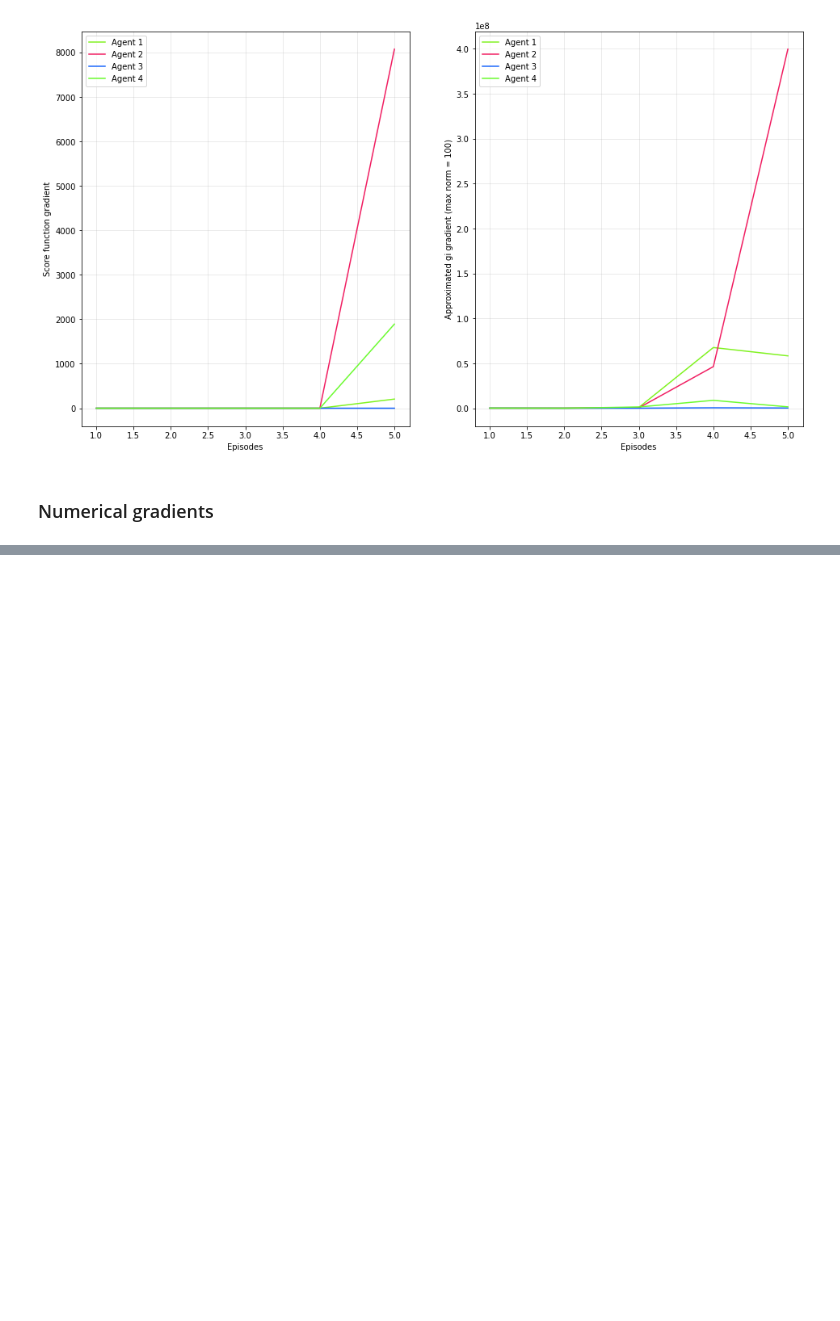
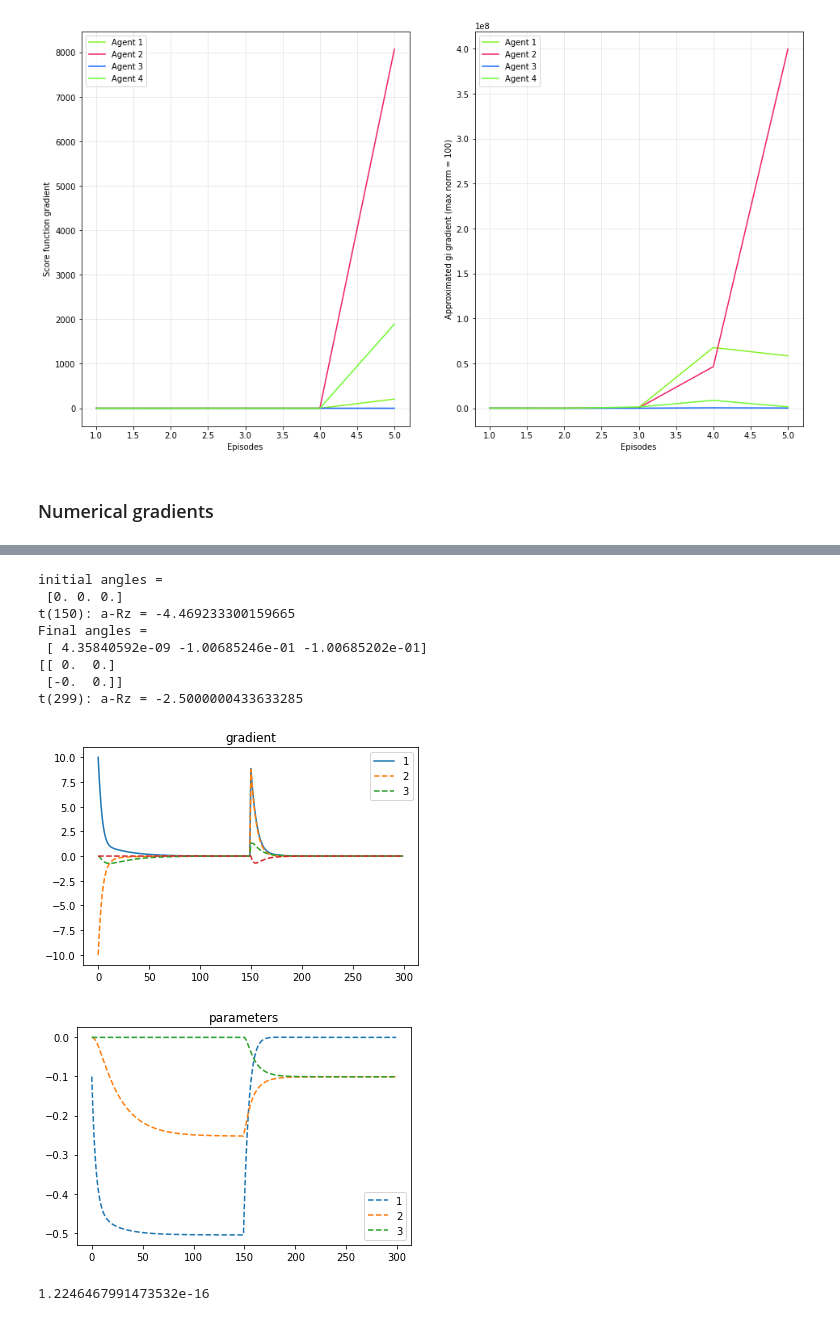
Before and after one commit to AndreuMatoses/scalable-collision-avoidance-RL, a Jupyter notebook: tests.ipynb, the cells around one changed output, grey strips where cells are left out. Drawn from its saved outputs; the diff is of its cells as text; code cells hidden in the pictures; blank space fills up the shorter version.

Commit message:
new angle based policy

```diff
--- a/tests.ipynb
+++ b/tests.ipynb
@@ -444,0 +454,70 @@ The slowest run took 1359.36 times longer than the fastest. This could mean that
+# %%
+z_dim = 6
+dim = 2
+z = np.array([[2,0,0,1,0,-1]]).T
+a = np.array([[2,0.0]]).T
+Ni=[1,2]
+idx = np.arange(1,int(z_dim/dim+1))<=len(Ni)
+T = 300
+
+policy = NormalPolicy(z_dim,dim, anp.array([[0.2,0],[0,0.2]]))
+
+print("initial angles = \n",policy.parameters)
+grad_norms = []
+params = np.zeros([T,3])
+grads = np.zeros([T,3])
+
+for t in range(T):
+    if t == int(T/2):
+        # a = np.array([[1,1]]).T
+        # z = -np.array([[0.5,2,1,2.5,1,1]]).T
+        Ni = [1,2,3]
+        print(f"t({t}): a-Rz = {(-1/2*(a- R @ z).T @ np.linalg.inv(policy.Sigma) @ (a- R @ z))[0,0]}")
+
+    log_grad = policy.compute_grad(z.flatten(),a.flatten(),Ni)
+    grad_norms.append(np.linalg.norm(log_grad))
+    # print(f"params = {policy.parameters}, grad = {log_grad}")
+    policy.parameters += log_grad*10**-2
+    params[t,:] = policy.parameters
+    grads[t,:] = policy.grad
+
+print("Final angles = \n",policy.parameters)
+
+variable = params[-1,:]
+R0 = anp.array([[anp.cos(variable[0]), -anp.sin(variable[0])],[anp.sin(variable[0]),anp.cos(variable[0])]])*idx[0]
+R1 = anp.array([[anp.cos(variable[1]), -anp.sin(variable[1])],[anp.sin(variable[1]),anp.cos(variable[1])]])*idx[1]
+R2 = anp.array([[anp.cos(variable[2]), -anp.sin(variable[2])],[anp.sin(variable[2]),anp.cos(variable[2])]])*idx[2]
+print(R2)
+R = anp.concatenate((R0,R1,R2),1)
+
+print(f"t({t}): a-Rz = {(-1/2*(a- R @ z).T @ np.linalg.inv(policy.Sigma) @ (a- R @ z))[0,0]}")
+
+plt.figure()
+# plt.plot(range(T),grad_norms)
+plt.plot(range(T),grad_norms,range(T),grads,"--")
+plt.legend(["1","2","3"])
+plt.title("gradient")
+plt.show()
+
+plt.figure()
+style = ["--","--","--"]
+for i in range(3):
+    plt.plot(range(T),params[:,i],style[i],)
+plt.legend(["1","2","3"])
+plt.title("parameters")
+plt.show()
+# %% [output]
+initial angles =
+ [0. 0. 0.]
+t(150): a-Rz = -4.469233300159665
+Final angles =
+ [ 4.35840592e-09 -1.00685246e-01 -1.00685202e-01]
+[[ 0.  0.]
+ [-0.  0.]]
+t(299): a-Rz = -2.5000000433633285
+[figure, added]
+[figure, added]
+# %%
+np.sin(np.pi)
+# %% [output]
+1.2246467991473532e-16
```
Also changed, not shown: parts of 4 cells of this notebook, 6 other files.
